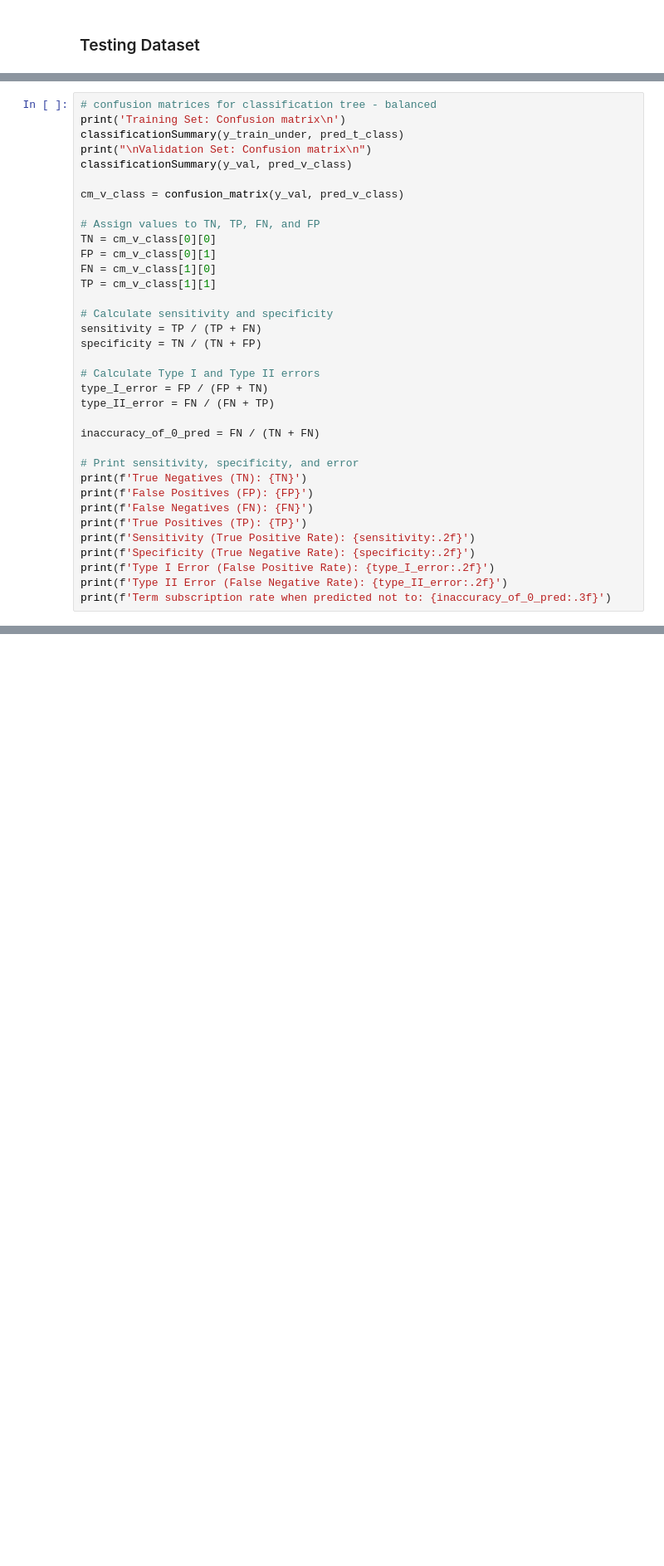
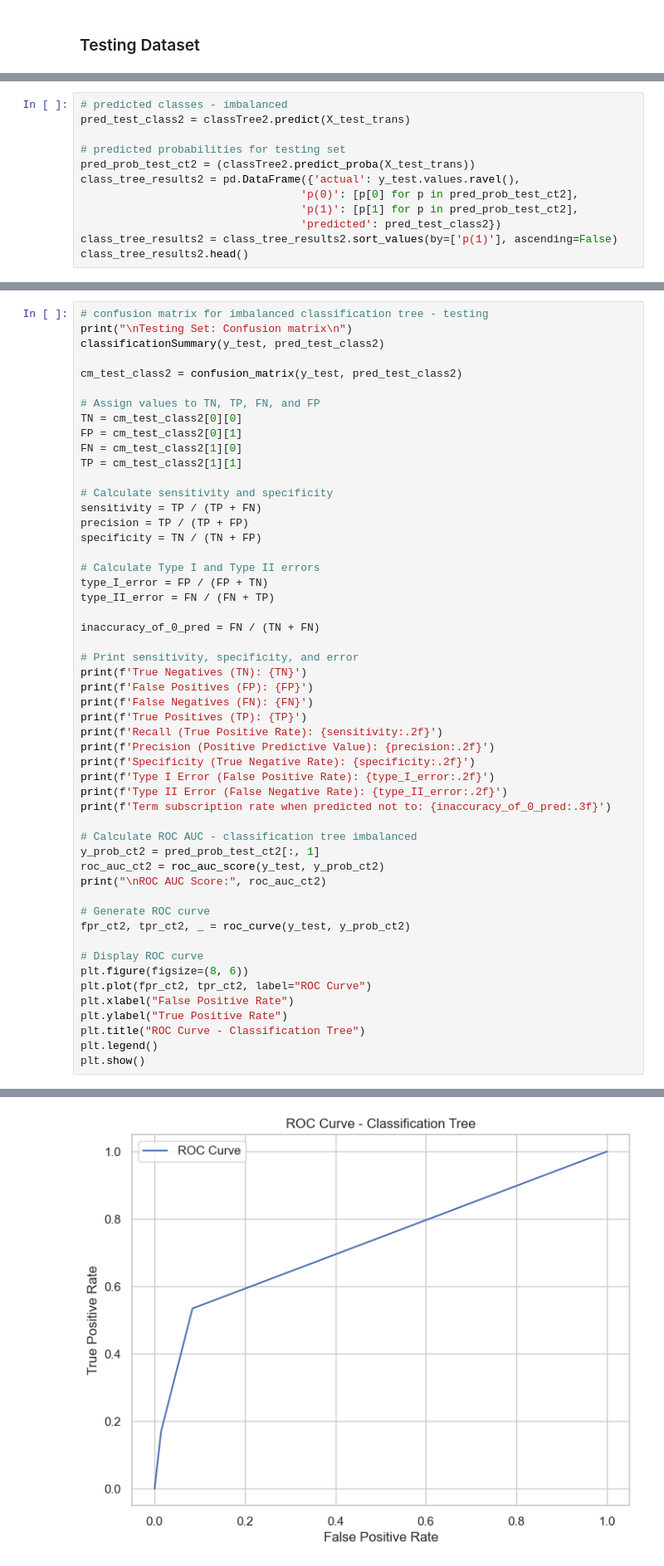
Before and after one commit to CalebMcCurdy/Bank-Term-Deposit-Predictions, a Jupyter notebook: Final Project.ipynb, the cells around one changed output, grey strips where cells are left out. Shown at 83% size. Drawn from its saved outputs; the diff is of its cells as text; blank space fills up the shorter version.

```diff
--- a/Final Project.ipynb
+++ b/Final Project.ipynb
@@ -2303,0 +2310,12 @@ class_features_df2.head()
+# %%
+# predicted classes - imbalanced
+pred_test_class2 = classTree2.predict(X_test_trans)
+
+# predicted probabilities for testing set
+pred_prob_test_ct2 = (classTree2.predict_proba(X_test_trans))
+class_tree_results2 = pd.DataFrame({'actual': y_test.values.ravel(),
+                                  'p(0)': [p[0] for p in pred_prob_test_ct2],
+                                  'p(1)': [p[1] for p in pred_prob_test_ct2],
+                                  'predicted': pred_test_class2})
+class_tree_results2 = class_tree_results2.sort_values(by=['p(1)'], ascending=False)
+class_tree_results2.head()
@@ -2304,20 +2329,19 @@ class_features_df2.head()
 # %%
-# confusion matrices for classification tree - balanced
-print('Training Set: Confusion matrix\n')
-classificationSummary(y_train_under, pred_t_class)
-print("\nValidation Set: Confusion matrix\n")
-classificationSummary(y_val, pred_v_class)
+# confusion matrix for imbalanced classification tree - testing
+print("\nTesting Set: Confusion matrix\n")
+classificationSummary(y_test, pred_test_class2)
 
-cm_v_class = confusion_matrix(y_val, pred_v_class)
+cm_test_class2 = confusion_matrix(y_test, pred_test_class2)
 
 # Assign values to TN, TP, FN, and FP
-TN = cm_v_class[0][0]
-FP = cm_v_class[0][1]
-FN = cm_v_class[1][0]
-TP = cm_v_class[1][1]
+TN = cm_test_class2[0][0]
+FP = cm_test_class2[0][1]
+FN = cm_test_class2[1][0]
+TP = cm_test_class2[1][1]
 
 # Calculate sensitivity and specificity
 sensitivity = TP / (TP + FN)
+precision = TP / (TP + FP)
 specificity = TN / (TN + FP)
 
 # Calculate Type I and Type II errors
@@ -2331,8 +2355,27 @@ print(f'True Negatives (TN): {TN}')
 print(f'False Positives (FP): {FP}')
 print(f'False Negatives (FN): {FN}')
 print(f'True Positives (TP): {TP}')
-print(f'Sensitivity (True Positive Rate): {sensitivity:.2f}')
+print(f'Recall (True Positive Rate): {sensitivity:.2f}')
+print(f'Precision (Positive Predictive Value): {precision:.2f}')
 print(f'Specificity (True Negative Rate): {specificity:.2f}')
 print(f'Type I Error (False Positive Rate): {type_I_error:.2f}')
 print(f'Type II Error (False Negative Rate): {type_II_error:.2f}')
 print(f'Term subscription rate when predicted not to: {inaccuracy_of_0_pred:.3f}')
+
+# Calculate ROC AUC - classification tree imbalanced
+y_prob_ct2 = pred_prob_test_ct2[:, 1]
+roc_auc_ct2 = roc_auc_score(y_test, y_prob_ct2)
+print("\nROC AUC Score:", roc_auc_ct2)
+
+# Generate ROC curve
+fpr_ct2, tpr_ct2, _ = roc_curve(y_test, y_prob_ct2)
+
+# Display ROC curve
+plt.figure(figsize=(8, 6))
+plt.plot(fpr_ct2, tpr_ct2, label="ROC Curve")
+plt.xlabel("False Positive Rate")
+plt.ylabel("True Positive Rate")
+plt.title("ROC Curve - Classification Tree")
+plt.legend()
+plt.show()
+# %% [output]
@@ -2338,0 +2402 @@ print(f'Term subscription rate when predicted not to: {inaccuracy_of_0_pred:.3f}
+[figure, added]
```
Also changed, not shown: parts of 101 cells of this notebook.
